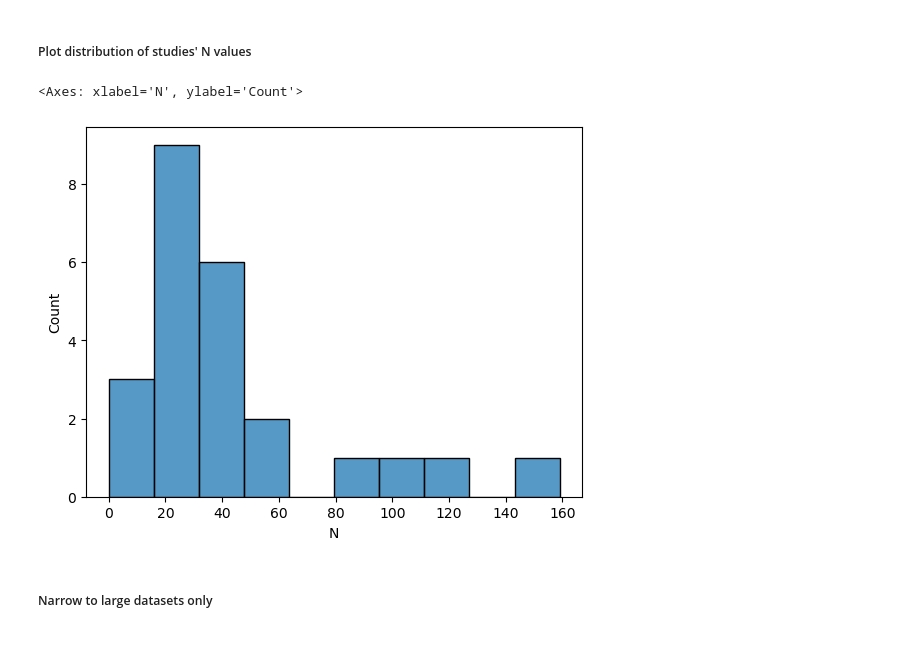
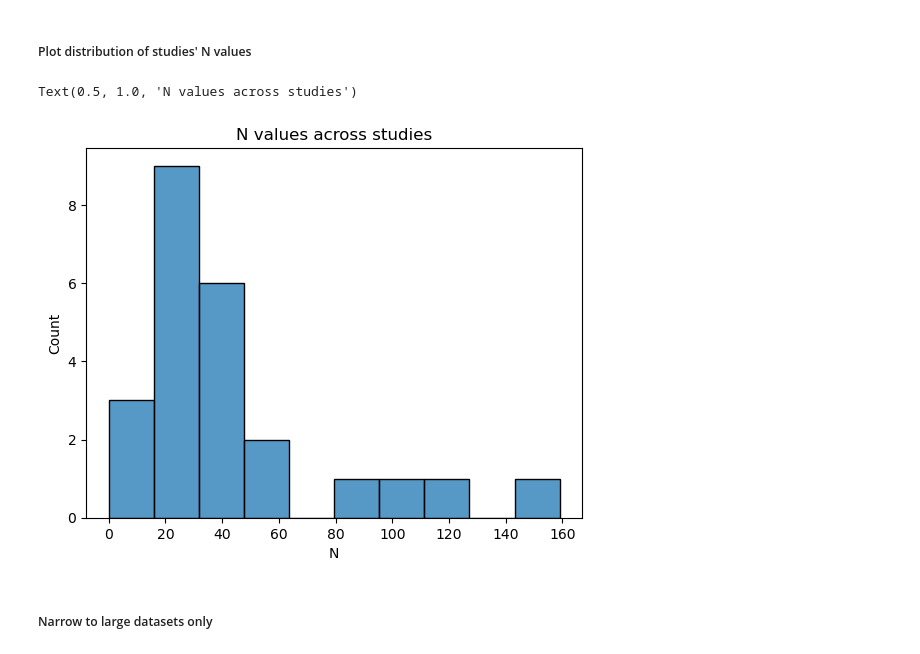
Before and after one commit to JonatanSahar/lab-vaccines, a Jupyter notebook: code/vaccines-2.ipynb, the cells around one changed output. Saved outputs shown, nothing was run; the diff lists cells and outputs as text; code cells hidden in the pictures.

```diff
--- a/code/vaccines-2.ipynb
+++ b/code/vaccines-2.ipynb
@@ -45,11 +45,12 @@ dataset_names = df.Dataset.unique()
 # %%
 # Plot distribution of N values
 N_vals = df[[dataset_col, uid_col]].groupby(dataset_col, as_index=False)[uid_col].nunique()
 N_vals = N_vals.rename(columns={uid_col: "N"})
 sns.histplot(N_vals.N)
+plt.title("N values across studies")
 # %% [output]
-<Axes: xlabel='N', ylabel='Count'>
+Text(0.5, 1.0, 'N values across studies')
-[figure, old version]
+[figure, new version]
 # %% [markdown]
 ##### Narrow to large datasets only
 # %%
```
Also changed, not shown: parts of 15 cells of this notebook, 3 other files.
